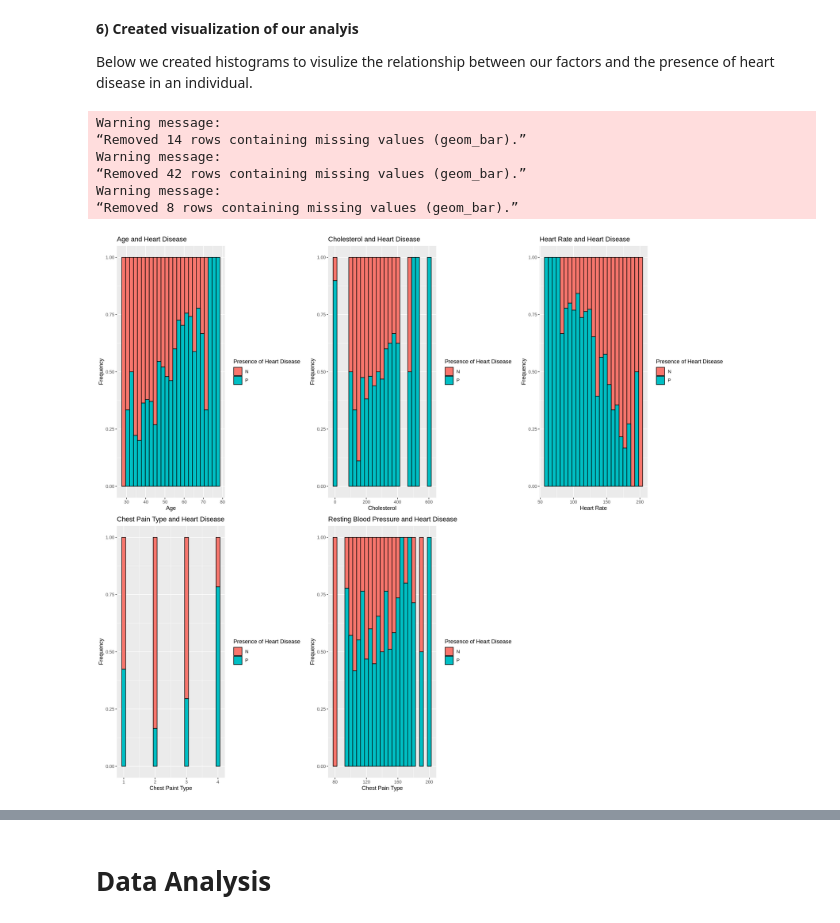
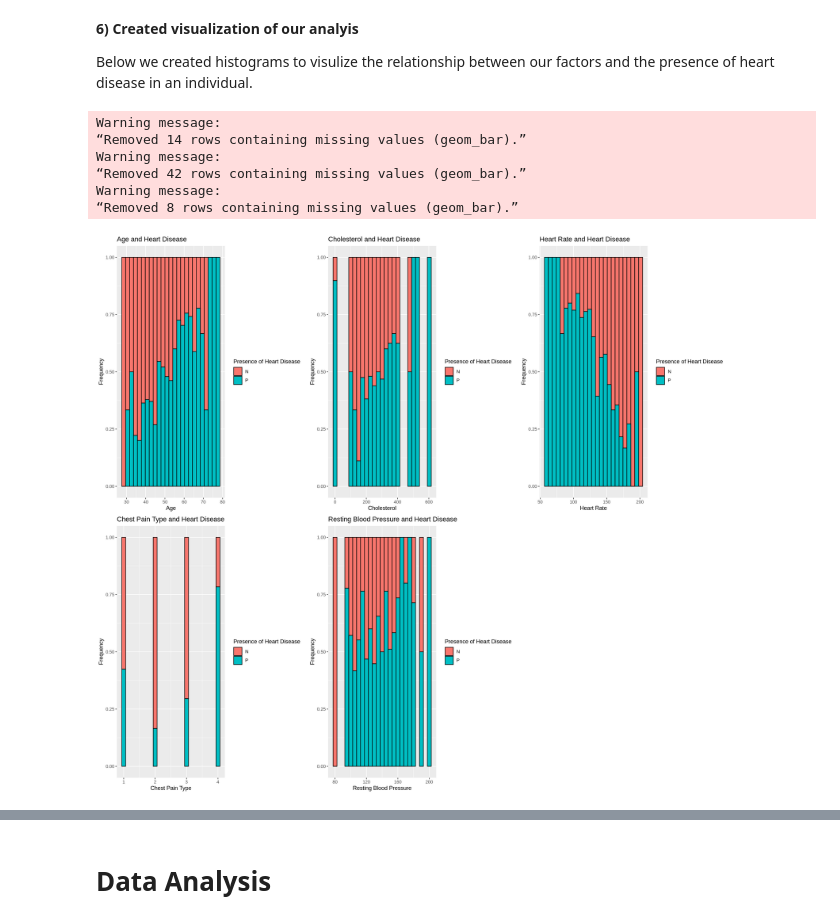
Before and after one commit to JahnaviChen/Heart-Disease, a Jupyter notebook: Heart Disease.ipynb, the cells around one changed output, grey strips where cells are left out. Saved outputs shown, nothing was run; the diff lists cells and outputs as text; code cells hidden in the pictures.

```diff
--- a/Heart Disease.ipynb
+++ b/Heart Disease.ipynb
@@ -291,33 +291,33 @@ plot_b <- heart_disease_train %>%
 plot_c <- heart_disease_train %>%
    ggplot(aes(x = maximum_heart_rate, fill = Presence_of_Heart_Disease)) +
    geom_histogram(position = 'fill', color = "black", bins = 25) +
    xlab("Heart Rate") +
    ylab("Frequency") +
    labs(fill = "Presence of Heart Disease") +
    ggtitle("Heart Rate and Heart Disease")
 
 plot_d <- heart_disease_train %>%
    ggplot(aes(x = chest_pain_type, fill = Presence_of_Heart_Disease)) +
    geom_histogram(position = 'fill', color = "black", bins = 25) +
-   xlab("Chest Paint Type") +
+   xlab("Chest Pain Type") +
    ylab("Frequency") +
    labs(fill = "Presence of Heart Disease") +
    ggtitle("Chest Pain Type and Heart Disease")
 
 plot_e <- heart_disease_train %>%
    ggplot(aes(x = resting_blood_pressure, fill = Presence_of_Heart_Disease)) +
    geom_histogram(position = 'fill', color = "black", bins = 25) +
-   xlab("Chest Pain Type") +
+   xlab("Resting Blood Pressure") +
    ylab("Frequency") +
    labs(fill = "Presence of Heart Disease") +
    ggtitle("Resting Blood Pressure and Heart Disease")
 
 plot_grid(plot_a, plot_b, plot_c, plot_d, plot_e)
 # %% [output]
 Warning message:
 “Removed 14 rows containing missing values (geom_bar).”
 Warning message:
 “Removed 42 rows containing missing values (geom_bar).”
 Warning message:
 “Removed 8 rows containing missing values (geom_bar).”
-[figure, old version]
+[figure, new version]
```
Also changed, not shown: parts of 2 cells of this notebook.
